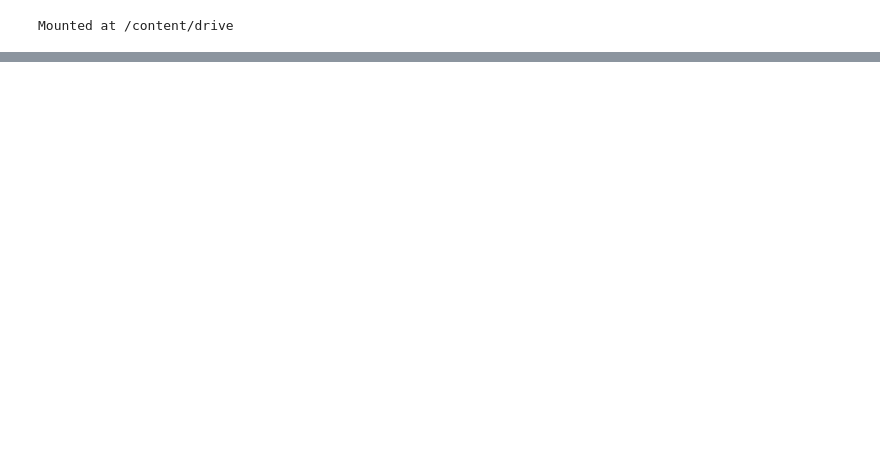
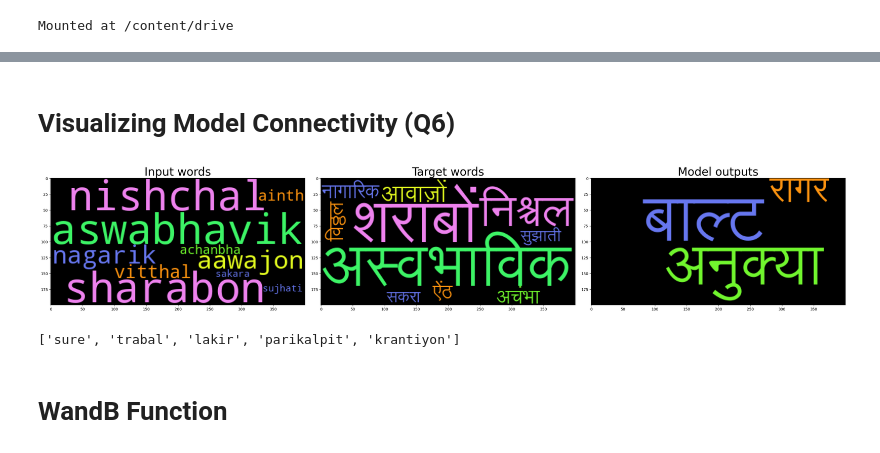
Before and after one commit to alokgaurav04/DA6401_Assignment_3, a Jupyter notebook: Assignment_3_RNN.ipynb, the cells around one changed output, grey strips where cells are left out. Saved outputs shown, nothing was run; the diff lists cells and outputs as text; code cells hidden in the pictures; blank space fills up the shorter version.

```diff
--- a/Assignment_3_RNN.ipynb
+++ b/Assignment_3_RNN.ipynb
@@ -13,5 +52,0 @@ from keras.utils import plot_model
-# %%
-data=pd.read_csv('/content/drive/MyDrive/Assignment_3/hi.translit.sampled.train.tsv',sep='\t')
-
-data.rename(columns={'अं':'Hindi','an':'English'},inplace=True)
-data
@@ -31,0 +854,2 @@ data
+# %% [markdown]
+# Visualizing Model Connectivity (Q6)
@@ -31,0 +1038,30 @@ data
+# %%
+model = test_on_dataset(language="hi",
+                        embedding_dim=256,
+                        encoder_layers=3,
+                        decoder_layers=3,
+                        layer_type="lstm",
+                        units=256,
+                        dropout=0.2,
+                        attention=False)
+# %%
+visualize_model_outputs(model, n=10)
+# %% [output]
+[figure, added]
+# %%
+def get_test_words(n):
+    test_df = pd.read_csv(get_data_files("hi")[2])
+    test_sample = test_df.sample(n)
+    test_sample.reset_index(inplace=True, drop=True)
+    test_words = []
+    for i in test_sample.index:
+        entry = test_sample["अंक\tank\t5"].loc[i]
+        parts = entry.split("\t")
+        word = parts[1]
+        test_words.append(word)
+    return test_words
+
+test_words = get_test_words(5)
+print(test_words)
+# %% [output]
+['sure', 'trabal', 'lakir', 'parikalpit', 'krantiyon']
@@ -31,0 +1073,2 @@ data
+# %% [markdown]
+# WandB Function
```
Also changed, not shown: parts of 39 cells of this notebook.
